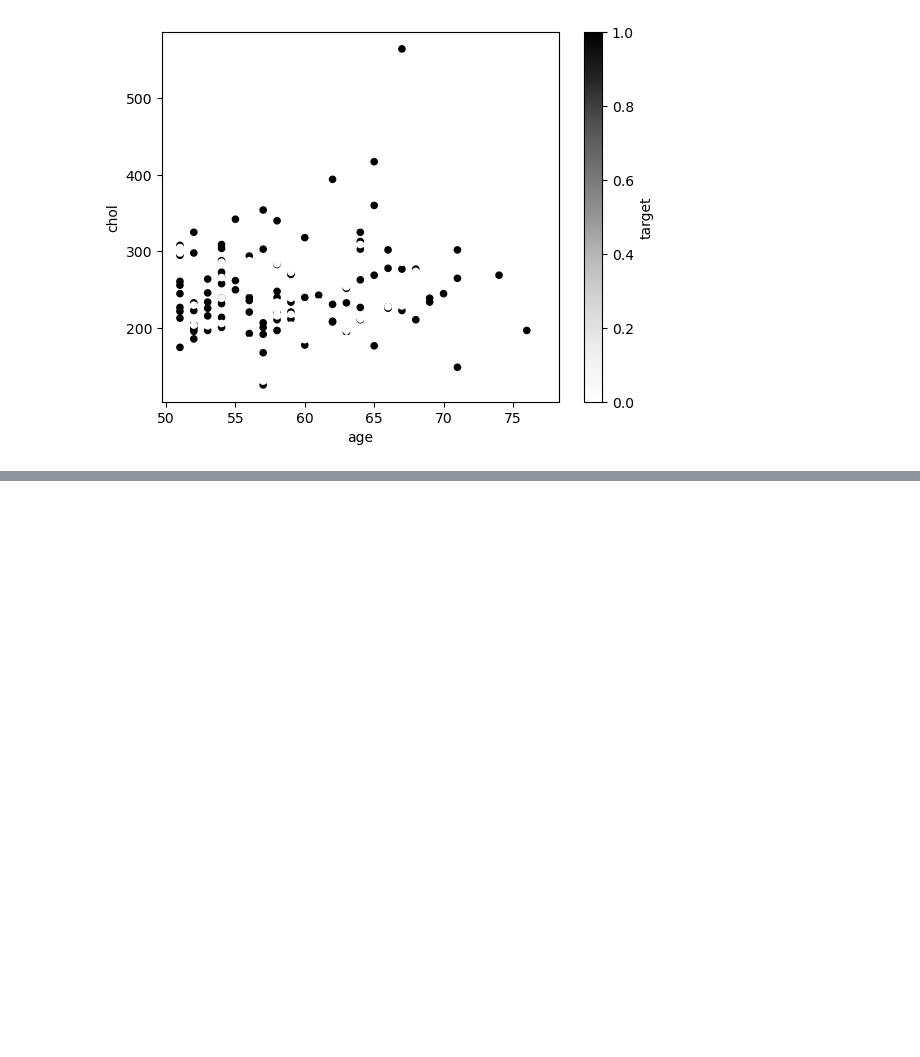
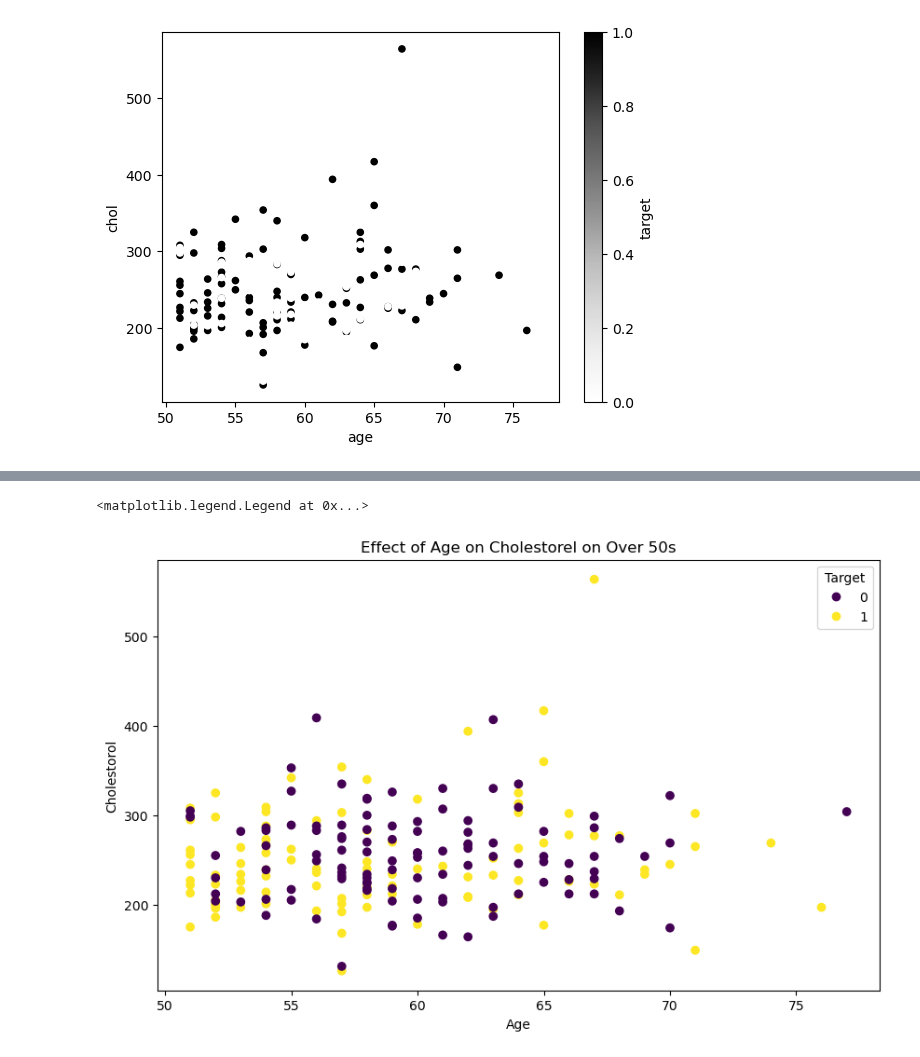
Before and after one commit to rickygrosvenor-pramanick/learn-ml, a Jupyter notebook: matplotlib/introduction-to-matplotlib.ipynb, the cells around one changed output, grey strips where cells are left out. Drawn from its saved outputs; the diff is of its cells as text; code cells hidden in the pictures; blank space fills up the shorter version.

```diff
--- a/matplotlib/introduction-to-matplotlib.ipynb
+++ b/matplotlib/introduction-to-matplotlib.ipynb
@@ -524,0 +525,19 @@ over_50.plot(kind='scatter',
+# %%
+# Object Oriented Method FROM SCRATCH
+fig, ax = plt.subplots(figsize=(10,6))
+
+# Plot the Data
+scatter = ax.scatter(x=over_50["age"],
+                     y=over_50["chol"],
+                     c=over_50["target"])
+
+# Customise the Plot
+ax.set(title="Effect of Age on Cholestorel on Over 50s", xlabel="Age", ylabel="Cholestorol")
+
+# Add a legend
+ax.legend(*scatter.legend_elements(), title="Target")
+
+ax.axhline()
+# %% [output]
+<matplotlib.legend.Legend at 0x...>
+[figure, added]
```
Also changed, not shown: parts of 1 cell of this notebook.
